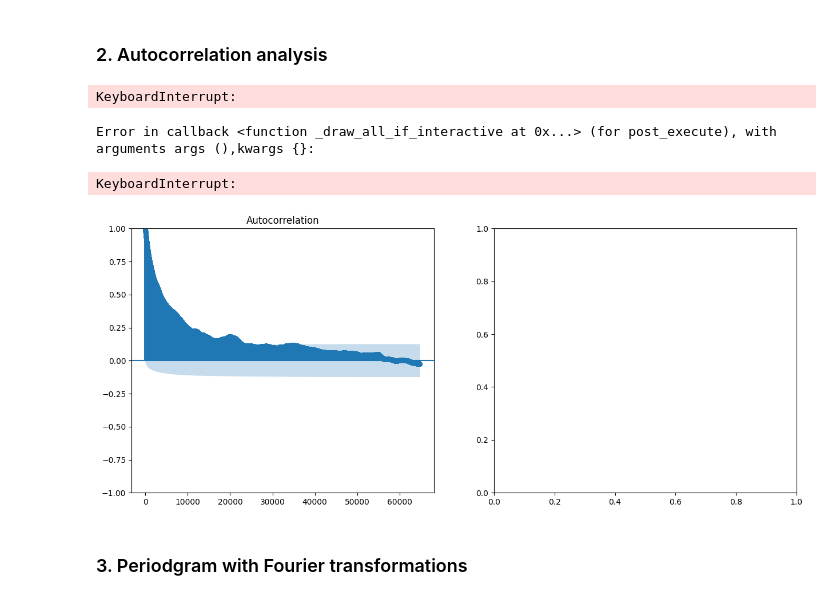
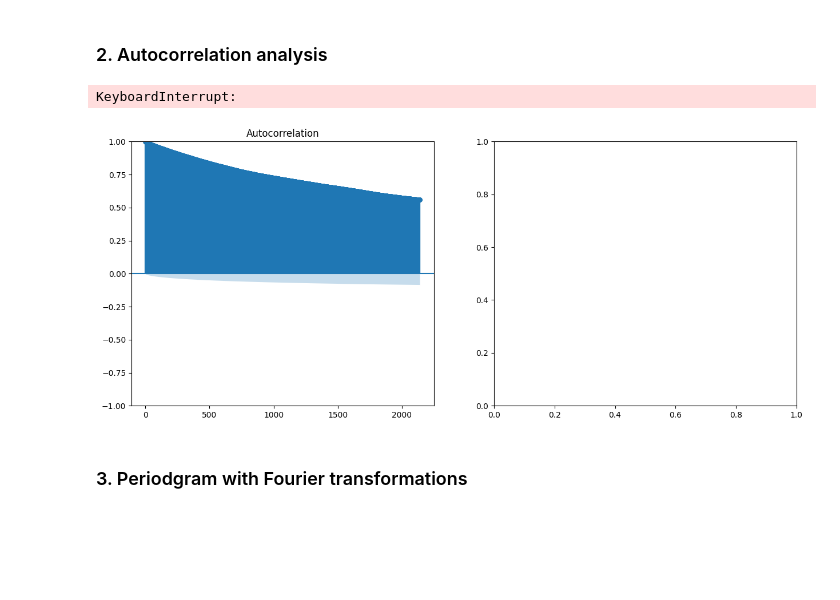
Before and after one commit to gdapablo/Seeing_forecast, a Jupyter notebook: notebooks/ML_humidity.ipynb, the cells around one changed output. Drawn from its saved outputs; the diff is of its cells as text; code cells hidden in the pictures; blank space fills up the shorter version.

```diff
--- a/notebooks/ML_humidity.ipynb
+++ b/notebooks/ML_humidity.ipynb
@@ -137,7 +137,7 @@ for ii in columns:
 #split_and_save(WHT_data, 'cleaned_forecast', num_parts = 15)
 # %%
 # Constraining to data from 2023 for better performance as the whole data devours my RAM...
-WHT_data = WHT_data[WHT_data.year >= 2023]
+#WHT_data = WHT_data[WHT_data.year >= 2023]
 # %% [markdown]
 ## Data Visualization
 # %% [markdown]
@@ -469,23 +469,18 @@ for period in periods:
 # %% [markdown]
 ### 2. Autocorrelation analysis
 # %%
-# Eliminar los valores NaN si los hay
-data_cleaned = data['relativehumidity'].dropna()
-
 fig, ax = plt.subplots(1,2,figsize=(15, 6))
 ax = ax.ravel()
-plot_acf(data_cleaned, lags=2140, ax=ax[0])  # 64800 lags for a month
-plot_pacf(data_cleaned, lags=2140, ax=ax[1])
+plot_acf(data, lags=2140, ax=ax[0])  # 64800 lags for a month
+plot_pacf(data, lags=2140, ax=ax[1])
 ax[0].set_xlabel('Lags'); ax[1].set_xlabel('Lags')
 ax[0].set_ylabel('Autocorrelation')
 ax[0].set_title('Autocorrelation Plot of Relative Humidity')
 ax[1].set_title('Partial Autocorrelation Plot of Relative Humidity')
 plt.show()
 # %% [output]
 KeyboardInterrupt:
-Error in callback <function _draw_all_if_interactive at 0x...> (for post_execute), with arguments args (),kwargs {}:
-KeyboardInterrupt:
-[figure, old version]
+[figure, new version]
 # %% [markdown]
 ### 3. Periodgram with Fourier transformations
 # %%
```
Also changed, not shown: parts of 1 cell of this notebook.
